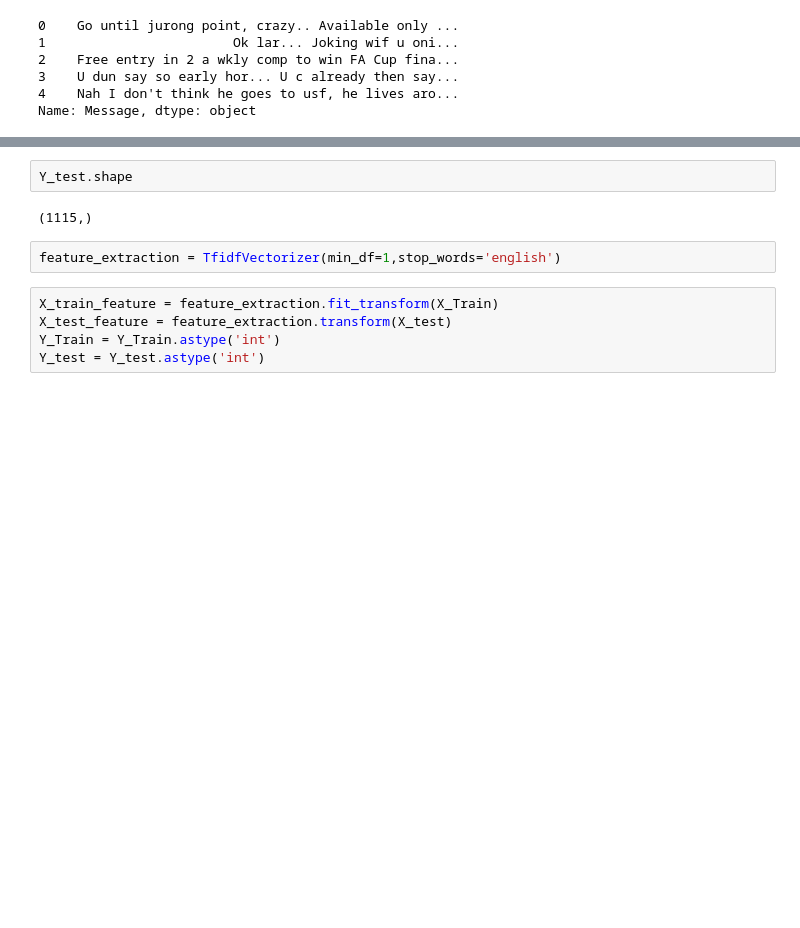
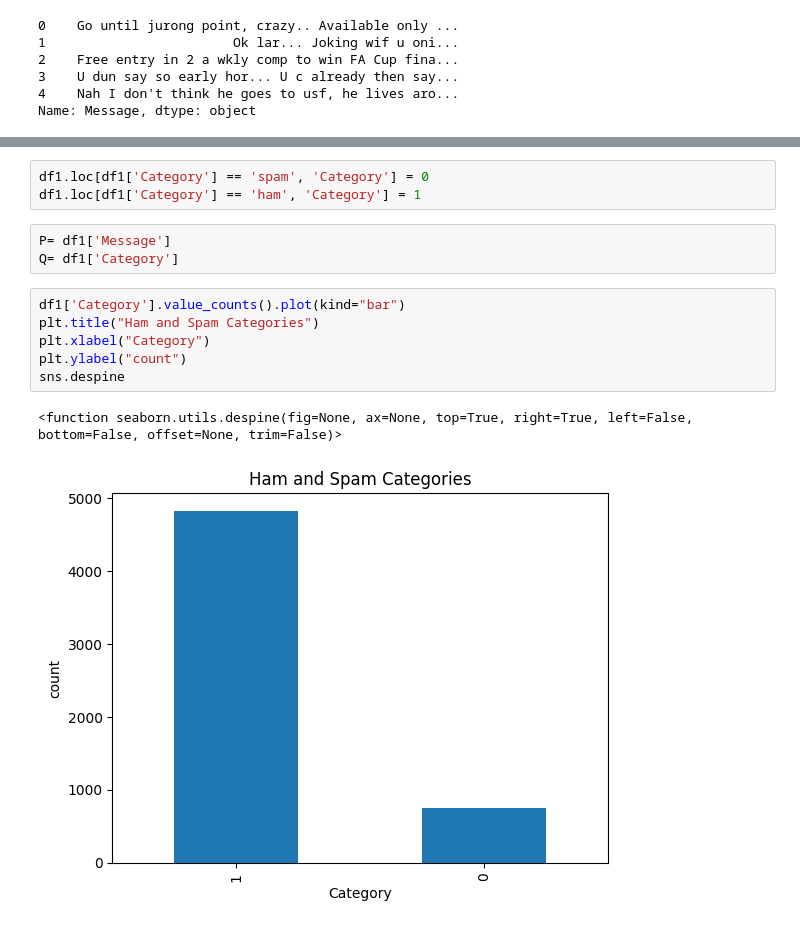
Before and after one commit to dinhthituyetchinh/LearnTheAlgorithmsOfAI, a Jupyter notebook: PhanLoaiThuRacCoDoThi.ipynb, the cells around one changed output, grey strips where cells are left out. Drawn from its saved outputs; the diff is of its cells as text; blank space fills up the shorter version.

```diff
--- a/PhanLoaiThuRacCoDoThi.ipynb
+++ b/PhanLoaiThuRacCoDoThi.ipynb
@@ -90,11 +80,15 @@ X_Train.shape
-# %%
-Y_test.shape
-# %% [output]
-(1115,)
-# %%
-feature_extraction = TfidfVectorizer(min_df=1,stop_words='english')
-# %%
-X_train_feature = feature_extraction.fit_transform(X_Train)
-X_test_feature = feature_extraction.transform(X_test)
-Y_Train = Y_Train.astype('int')
-Y_test = Y_test.astype('int')
+# %%
+df1.loc[df1['Category'] == 'spam', 'Category'] = 0
+df1.loc[df1['Category'] == 'ham', 'Category'] = 1
+# %%
+P= df1['Message']
+Q= df1['Category']
+# %%
+df1['Category'].value_counts().plot(kind="bar")
+plt.title("Ham and Spam Categories")
+plt.xlabel("Category")
+plt.ylabel("count")
+sns.despine
+# %% [output]
+<function seaborn.utils.despine(fig=None, ax=None, top=True, right=True, left=False, bottom=False, offset=None, trim=False)>
+[figure, added]
```
Also changed, not shown: parts of 28 cells of this notebook.
